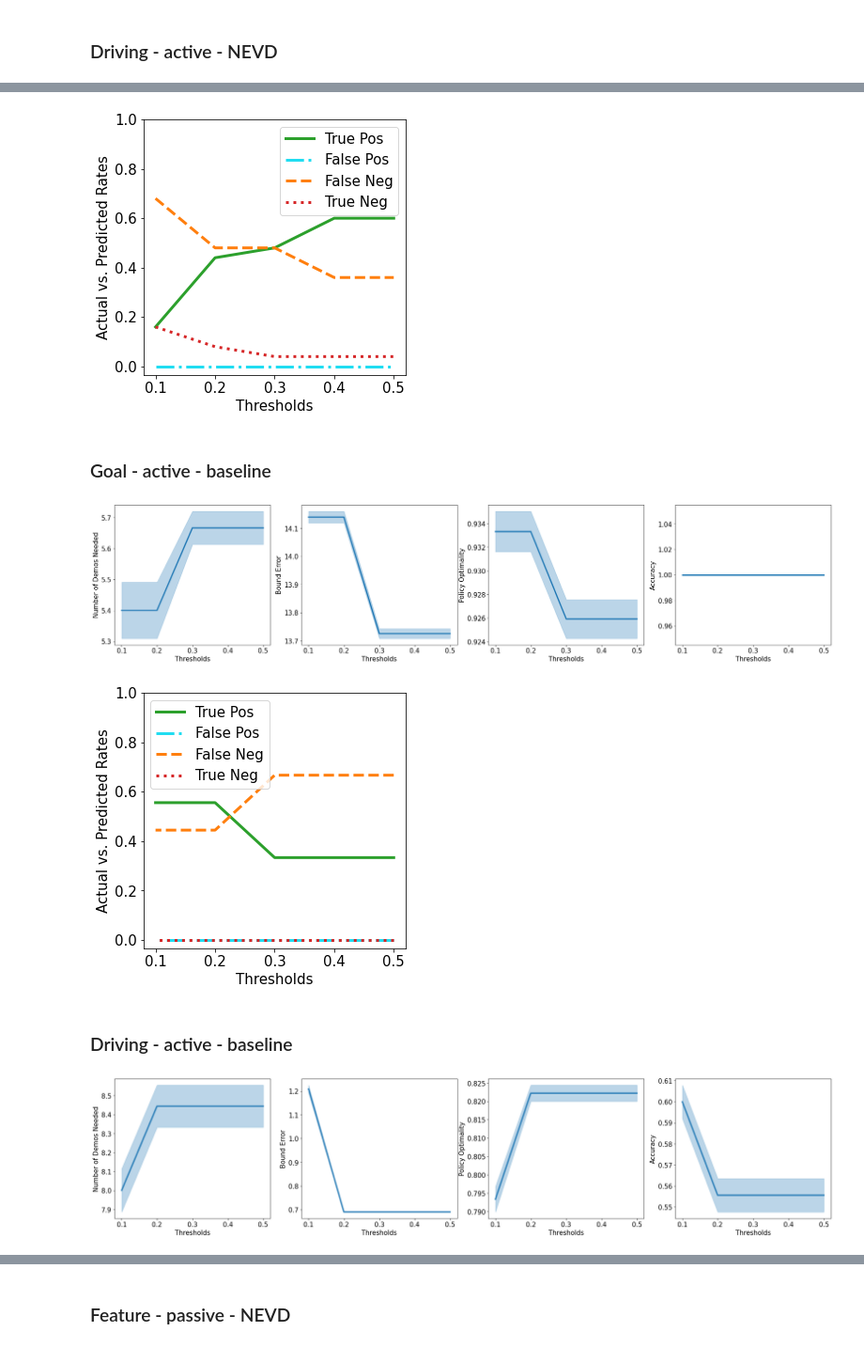
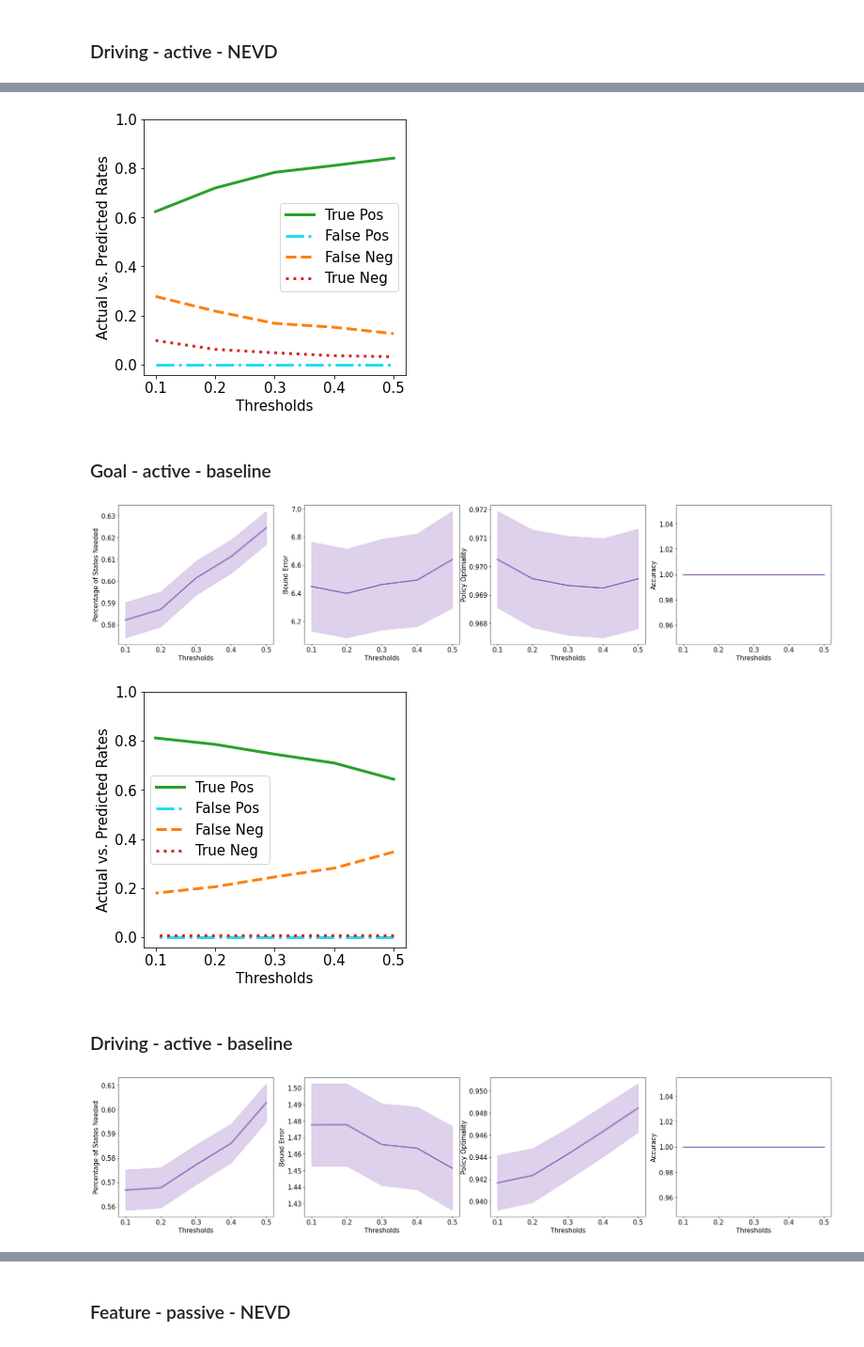
Before and after one commit to dsbrown1331/birl, a Jupyter notebook: plots.ipynb, the cells around one changed output, grey strips where cells are left out. Shown at 94% size. Drawn from its saved outputs; the diff is of its cells as text; code cells hidden in the pictures.

Commit message:
fix uncertain states set

```diff
--- a/plots.ipynb
+++ b/plots.ipynb
@@ -1034,18 +1034,21 @@ plt.show()
 ### Goal - active - NEVD
 # %%
 thresholds = [0.5, 0.4, 0.3, 0.2, 0.1]
+num_states = 25
 metrics = {}
 metrics["accuracies"] = {threshold: 0 for threshold in thresholds}
 metrics["avg_bound_errors"] = {threshold: [] for threshold in thresholds}
 metrics["bounds"] = {threshold: [] for threshold in thresholds}
 metrics["true_evds"] = {threshold: [] for threshold in thresholds}
 metrics["num_demos"] = {threshold: [] for threshold in thresholds}
+metrics["pct_states"] = {threshold: [] for threshold in thresholds}
+metrics["uncertain_states"] = {threshold: [] for threshold in thresholds}
 metrics["policy_accuracies"] = {threshold: [] for threshold in thresholds}
 metrics["policy_optimalities"] = {threshold: [] for threshold in thresholds}
 metrics["confidence"] = {threshold: 0 for threshold in thresholds}
 metrics["confusion_matrices"] = {threshold: [[]] for threshold in thresholds}
 
-with open("active_goal_nevd.txt") as file:
+with open("active_outputs/active_goal_nevd.txt") as file:
     lines = file.readlines()
     for line in lines:
         if line.startswith("NEW THRESHOLD"):
@@ -1054,6 +1057,10 @@ with open("active_goal_nevd.txt") as file:
             curr_metric = "bounds"
         elif line.strip() == "Num demos":
             curr_metric = "num_demos"
+        elif line.strip() == "Percent states":
+            curr_metric = "pct_states"
+        elif line.strip() == "Uncertain states":
+            curr_metric = "uncertain_states"
         elif line.strip() == "True EVDs":
             curr_metric = "true_evds"
         elif line.strip() == "Bound errors":
@@ -1166,12 +1181,13 @@ metrics["avg_bound_errors"] = {threshold: [] for threshold in thresholds}
 metrics["bounds"] = {threshold: [] for threshold in thresholds}
 metrics["true_evds"] = {threshold: [] for threshold in thresholds}
 metrics["num_demos"] = {threshold: [] for threshold in thresholds}
+metrics["pct_states"] = {threshold: [] for threshold in thresholds}
 metrics["policy_accuracies"] = {threshold: [] for threshold in thresholds}
 metrics["policy_optimalities"] = {threshold: [] for threshold in thresholds}
 metrics["confidence"] = {threshold: 0 for threshold in thresholds}
 metrics["confusion_matrices"] = {threshold: [[]] for threshold in thresholds}
 
-with open("active_driving_nevd.txt") as file:
+with open("active_outputs/active_driving_nevd.txt") as file:
     lines = file.readlines()
     for line in lines:
         if line.startswith("NEW THRESHOLD"):
@@ -1180,6 +1196,8 @@ with open("active_driving_nevd.txt") as file:
             curr_metric = "bounds"
         elif line.strip() == "Num demos":
             curr_metric = "num_demos"
+        elif line.strip() == "Percent states":
+            curr_metric = "pct_states"
         elif line.strip() == "True EVDs":
             curr_metric = "true_evds"
         elif line.strip() == "Bound errors":
@@ -1281,7 +1299,7 @@ plt.xlabel("Thresholds")
 plt.legend()
 plt.show()
 # %% [output]
-[figure, old version]
+[figure, new version]
 # %% [markdown]
 ### Goal - active - baseline
 # %%
@@ -1292,12 +1310,13 @@ metrics["avg_bound_errors"] = {threshold: [] for threshold in thresholds}
 metrics["bounds"] = {threshold: [] for threshold in thresholds}
 metrics["true_evds"] = {threshold: [] for threshold in thresholds}
 metrics["num_demos"] = {threshold: [] for threshold in thresholds}
+metrics["pct_states"] = {threshold: [] for threshold in thresholds}
 metrics["policy_accuracies"] = {threshold: [] for threshold in thresholds}
 metrics["policy_optimalities"] = {threshold: [] for threshold in thresholds}
 metrics["confidence"] = {threshold: 0 for threshold in thresholds}
 metrics["confusion_matrices"] = {threshold: [[]] for threshold in thresholds}
 
-with open("active_goal_baseline.txt") as file:
+with open("active_outputs/active_goal_baseline.txt") as file:
     lines = file.readlines()
     for line in lines:
         if line.startswith("NEW THRESHOLD"):
@@ -1306,6 +1325,8 @@ with open("active_goal_baseline.txt") as file:
             curr_metric = "bounds"
         elif line.strip() == "Num demos":
             curr_metric = "num_demos"
+        elif line.strip() == "Percent states":
+            curr_metric = "pct_states"
         elif line.strip() == "True EVDs":
             curr_metric = "true_evds"
         elif line.strip() == "Bound errors":
@@ -1331,7 +1352,7 @@ with open("active_goal_baseline.txt") as file:
             curr_metric = ""
 # %%
 fig, axes = plt.subplots(1, 4, figsize = (30, 6))
-color = "#1F77B4"
+color = "#9467BD"
 labels = thresholds[::-1]
 x = labels[:]
 
@@ -1341,11 +1362,11 @@ x = labels[:]
 # axes[0, 0].fill_between(x, y - err, y + err, alpha = 0.3, color = color)
 # axes[0, 0].set_title("α-VaR Bounds")
 
-y = np.array([mean(metrics["num_demos"][t]) for t in x])
+y = np.array([mean(metrics["pct_states"][t]) for t in x])
 axes[0].plot(x, y, color = color)
-err = np.array([sem(metrics["num_demos"][t]) for t in x])
+err = np.array([sem(metrics["pct_states"][t]) for t in x])
 axes[0].fill_between(x, y - err, y + err, alpha = 0.3, color = color)
-axes[0].set(xlabel = "Thresholds", ylabel = "Number of Demos Needed")
+axes[0].set(xlabel = "Thresholds", ylabel = "Percentage of States Needed")
 # axes[0].set_yticks([round(v, 2) for v in np.arange(0.60, 0.80, 0.05)])
 
 # y = np.array([mean(metrics["true_evds"][t]) for t in x])
@@ -1390,7 +1411,7 @@ axes[3].set(xlabel = "Thresholds", ylabel = "Accuracy")
 
 plt.show()
 # %% [output]
-[figure, old version]
+[figure, new version]
 # %%
 fig, ax = plt.subplots(1, 1, figsize = (5, 5))
 tp = [metrics["confusion_matrices"][t][0][0] / sum(np.array(metrics["confusion_matrices"][t]).flatten()) for t in x]
@@ -1407,7 +1428,7 @@ plt.xlabel("Thresholds")
 plt.legend()
 plt.show()
 # %% [output]
-[figure, old version]
+[figure, new version]
 # %% [markdown]
 ### Driving - active - baseline
 # %%
@@ -1418,12 +1439,13 @@ metrics["avg_bound_errors"] = {threshold: [] for threshold in thresholds}
 metrics["bounds"] = {threshold: [] for threshold in thresholds}
 metrics["true_evds"] = {threshold: [] for threshold in thresholds}
 metrics["num_demos"] = {threshold: [] for threshold in thresholds}
+metrics["pct_states"] = {threshold: [] for threshold in thresholds}
 metrics["policy_accuracies"] = {threshold: [] for threshold in thresholds}
 metrics["policy_optimalities"] = {threshold: [] for threshold in thresholds}
 metrics["confidence"] = {threshold: 0 for threshold in thresholds}
 metrics["confusion_matrices"] = {threshold: [[]] for threshold in thresholds}
 
-with open("active_driving_baseline.txt") as file:
+with open("active_outputs/active_driving_baseline.txt") as file:
     lines = file.readlines()
     for line in lines:
         if line.startswith("NEW THRESHOLD"):
@@ -1432,6 +1454,8 @@ with open("active_driving_baseline.txt") as file:
             curr_metric = "bounds"
         elif line.strip() == "Num demos":
             curr_metric = "num_demos"
+        elif line.strip() == "Percent states":
+            curr_metric = "pct_states"
         elif line.strip() == "True EVDs":
             curr_metric = "true_evds"
         elif line.strip() == "Bound errors":
@@ -1457,7 +1481,7 @@ with open("active_driving_baseline.txt") as file:
             curr_metric = ""
 # %%
 fig, axes = plt.subplots(1, 4, figsize = (30, 6))
-color = "#1F77B4"
+color = "#9467BD"
 labels = thresholds[::-1]
 x = labels[:]
 
@@ -1467,11 +1491,11 @@ x = labels[:]
 # axes[0, 0].fill_between(x, y - err, y + err, alpha = 0.3, color = color)
 # axes[0, 0].set_title("α-VaR Bounds")
 
-y = np.array([mean(metrics["num_demos"][t]) for t in x])
+y = np.array([mean(metrics["pct_states"][t]) for t in x])
 axes[0].plot(x, y, color = color)
-err = np.array([sem(metrics["num_demos"][t]) for t in x])
+err = np.array([sem(metrics["pct_states"][t]) for t in x])
 axes[0].fill_between(x, y - err, y + err, alpha = 0.3, color = color)
-axes[0].set(xlabel = "Thresholds", ylabel = "Number of Demos Needed")
+axes[0].set(xlabel = "Thresholds", ylabel = "Percentage of States Needed")
 # axes[0].set_yticks([round(v, 2) for v in np.arange(0.60, 0.80, 0.05)])
 
 # y = np.array([mean(metrics["true_evds"][t]) for t in x])
@@ -1489,34 +1513,34 @@ axes[1].set(xlabel = "Thresholds", ylabel = "Bound Error")
 # axes[1].set_yticks([round(v, 2) for v in np.arange(0.00, 0.035, 0.01)])
 
 y = np.array([mean(metrics["policy_optimalities"][t]) for t in x])
 axes[2].plot(x, y, color = color)
 err = np.array([sem(metrics["policy_optimalities"][t]) for t in x])
 axes[2].fill_between(x, y - err, y + err, alpha = 0.3, color = color)
 # axes[2].set_yticks([round(v, 1) for v in np.arange(0.7, 1.01, 0.1)])
 # axes[2].set_ylim([0.67, 1.03])
 axes[2].set(xlabel = "Thresholds", ylabel = "Policy Optimality")
 
 # y = np.array([mean(metrics["policy_accuracies"][t]) for t in x])
 # axes[1, 1].plot(x, y, color = color)
 # err = np.array([sem(metrics["policy_accuracies"][t]) for t in x])
 # axes[1, 1].fill_between(x, y - err, y + err, alpha = 0.3, color = color)
 # axes[1, 1].set_title("Policy Accuracy")
 # axes[1, 1].set_yticks([round(v, 3) for v in np.arange(0.960, 0.981, 0.005)])
 
 # axes[1, 2].plot(x, [metrics["confidence"][t] for t in x], color = color)
 # axes[1, 2].set_title("Percentage of Worlds That Passed")
 
 y = np.array([metrics["accuracies"][t] for t in x])
 axes[3].plot(x, y, color = color)
 err = np.array([np.std(y) / np.sqrt(len(y))] * len(y))
 axes[3].fill_between(x, y - err, y + err, alpha = 0.3, color = color)
 # axes[3].set_yticks([round(v, 1) for v in np.arange(0.7, 1.01, 0.1)])
 # axes[3].set_ylim([0.67, 1.03])
 axes[3].set(xlabel = "Thresholds", ylabel = "Accuracy")
 
 plt.show()
 # %% [output]
-[figure, old version]
+[figure, new version]
 # %%
 fig, ax = plt.subplots(1, 1, figsize = (5, 5))
 tp = [metrics["confusion_matrices"][t][0][0] / sum(np.array(metrics["confusion_matrices"][t]).flatten()) for t in x]
```
Also changed, not shown: parts of 4 cells of this notebook, 6 other files.
